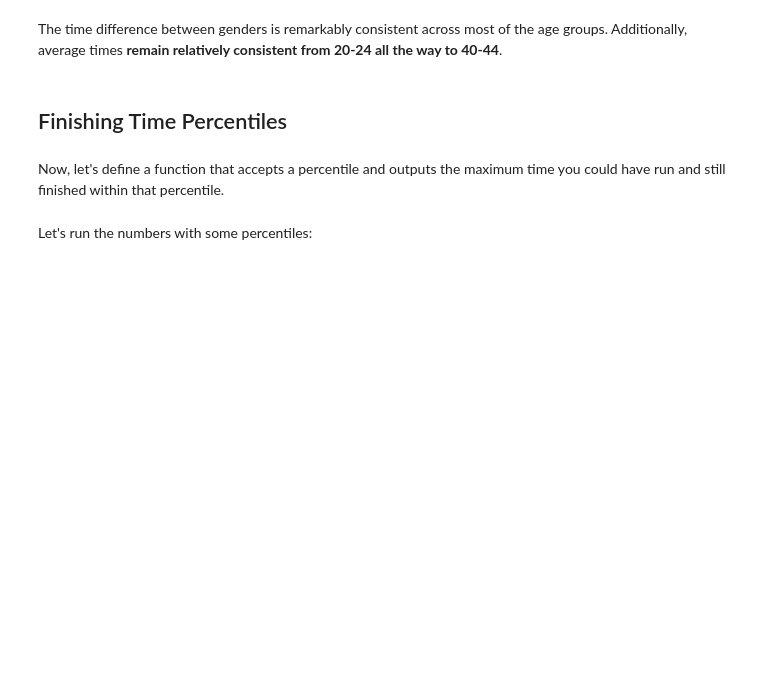
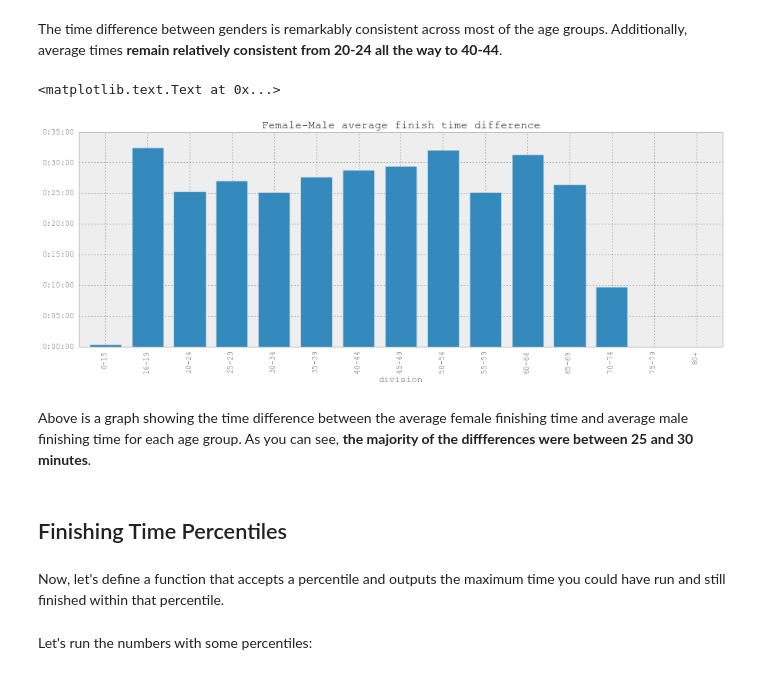
Before and after one commit to pchng/cm2013, a Jupyter notebook: 2013 Chicago Marathon Analysis.ipynb, the cells around one changed output. Saved outputs shown, nothing was run; the diff lists cells and outputs as text; code cells hidden in the pictures; blank space fills up the shorter version.

```diff
--- a/2013 Chicago Marathon Analysis.ipynb
+++ b/2013 Chicago Marathon Analysis.ipynb
@@ -154,5 +157,17 @@ ax.yaxis.set_major_formatter(matplotlib.ticker.FuncFormatter(time_ticks))
 # %% [markdown]
 The time difference between genders is remarkably consistent across most of the age groups.  Additionally, average times **remain relatively consistent from 20-24 all the way to 40-44**.
+# %%
+male_female_differences = results.groupby(['gender', 'division']).finish_seconds.mean()['W'] - results.groupby(['gender', 'division']).finish_seconds.mean()['M']
+ax = male_female_differences.plot(kind='bar')
+ax.yaxis.set_major_formatter(matplotlib.ticker.FuncFormatter(time_ticks))
+ax.set_ylim([0, 60*35])
+ax.yaxis.set_major_locator(MultipleLocator(300))
+pyplot.title('Female-Male average finish time difference')
+# %% [output]
+<matplotlib.text.Text at 0x...>
+[figure, added]
+# %% [markdown]
+Above is a graph showing the time difference between the average female finishing time and average male finishing time for each age group.  As you can see, **the majority of the diffferences were between 25 and 30 minutes**.
 # %% [markdown]
 ## Finishing Time Percentiles
 # %% [markdown]
```
Also changed, not shown: parts of 17 cells of this notebook.
